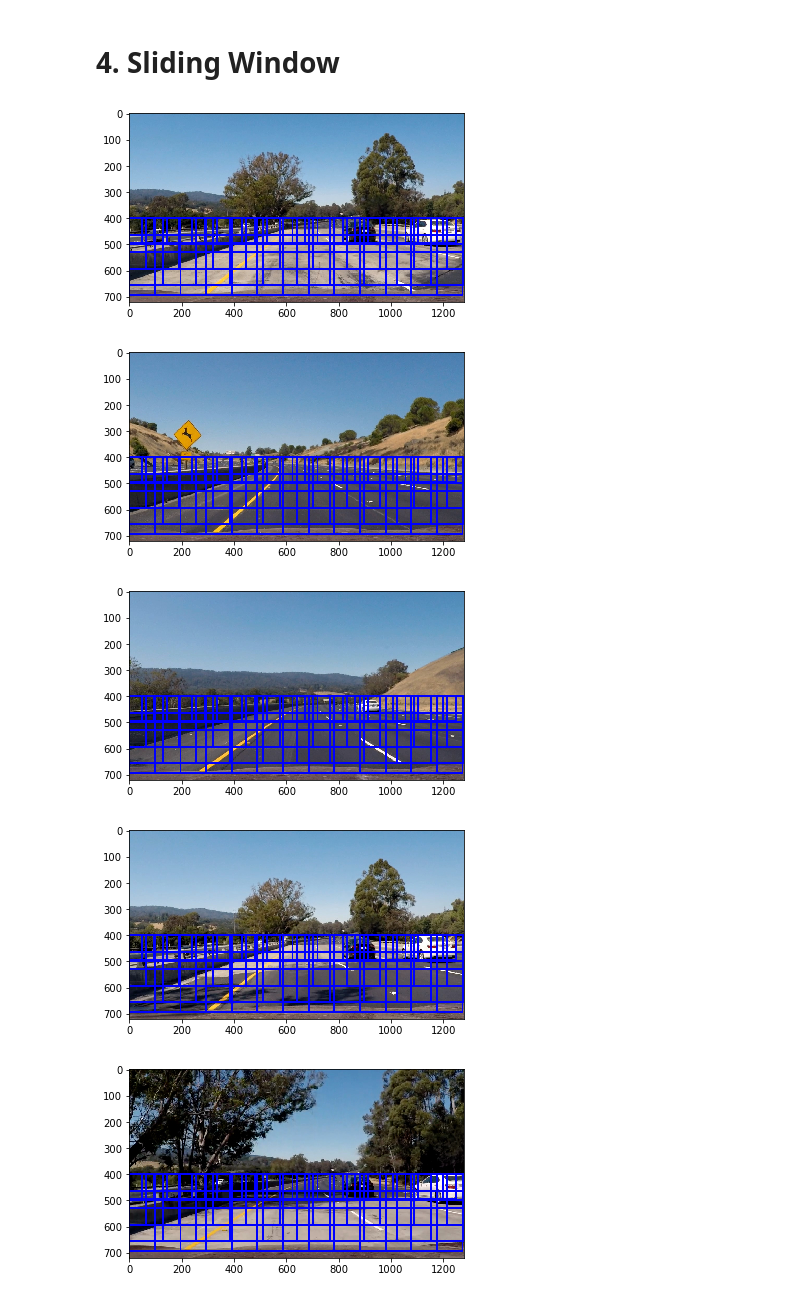
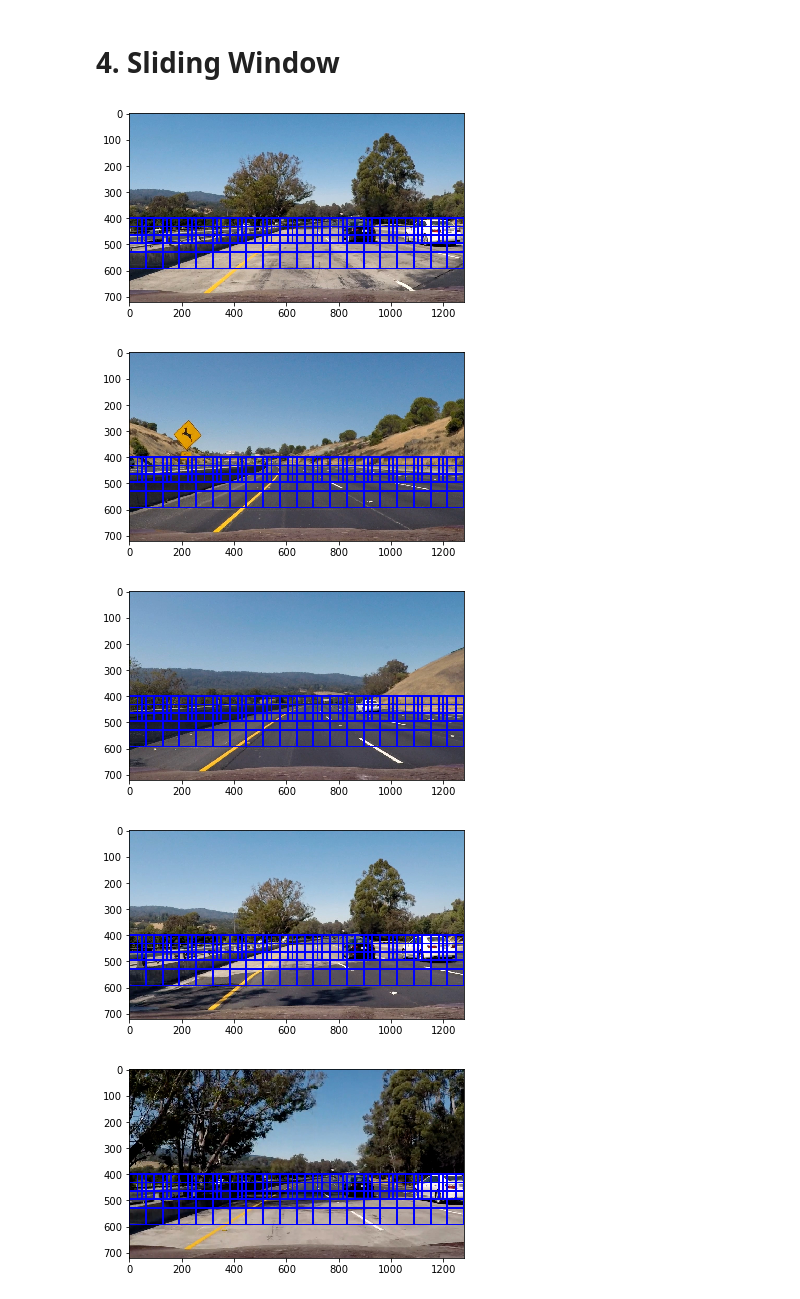
Before and after one commit to philbort/udacity_self_driving_car, a Jupyter notebook: P5_Vehicle_Detection/P5_Vehicle_Detection.ipynb, the cells around one changed output. Saved outputs shown, nothing was run; the diff lists cells and outputs as text; code cells hidden in the pictures.

```diff
--- a/P5_Vehicle_Detection/P5_Vehicle_Detection.ipynb
+++ b/P5_Vehicle_Detection/P5_Vehicle_Detection.ipynb
@@ -289,26 +298,24 @@ def slide_window(img, x_start_stop=[None, None], y_start_stop=[None, None],
     return window_list
 # %%
 y_start_stops = [[400, 500],
-                 [400, 600],
-                 [400, 700],
-                 [400, 700]]
-xy_windows = [(96, 96),
-              (128, 128),
-              (196, 196),
-              (256, 256)]
+                 [400, 500],
+                 [400, 600]]
+xy_windows = [(64, 64),
+              (96, 96),
+              (128, 128)]
 test_imgs = glob.glob('test_images/*.jpg')
 for img in test_imgs:
     img = mpimg.imread(img)
     windows = []
     for i in range(len(y_start_stops)):
         windows  += slide_window(img, x_start_stop=[None, None], y_start_stop=y_start_stops[i],
                                xy_window=xy_windows[i],xy_overlap=(0.5, 0.5))
     window_img = draw_boxes(img, windows, color=(0,0,255), thick = 6)
     plt.figure()
     plt.imshow(window_img)
 # %% [output]
-[figure, old version]
+[figure, new version]
-[figure, old version]
+[figure, new version]
-[figure, old version]
+[figure, new version]
-[figure, old version]
+[figure, new version]
-[figure, old version]
+[figure, new version]
```
Also changed, not shown: parts of 7 cells of this notebook.
